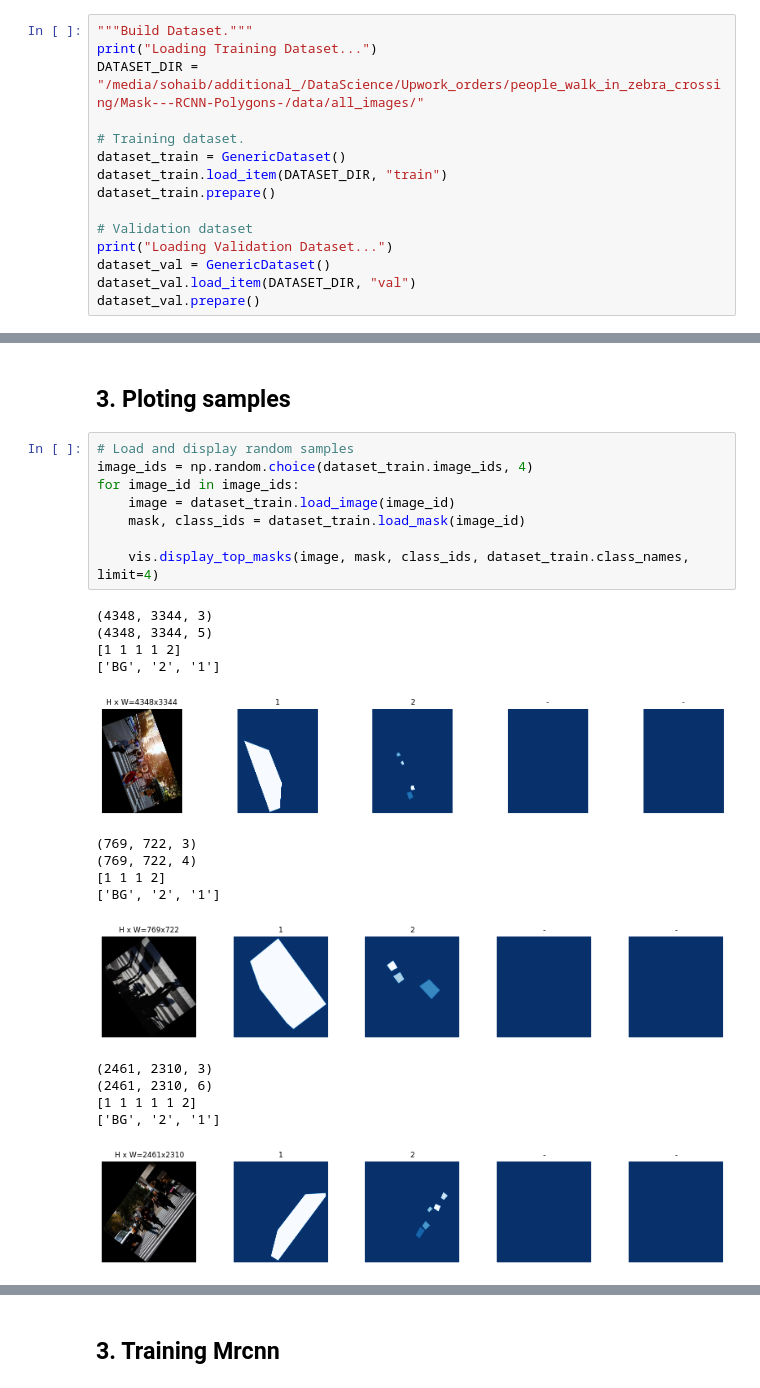
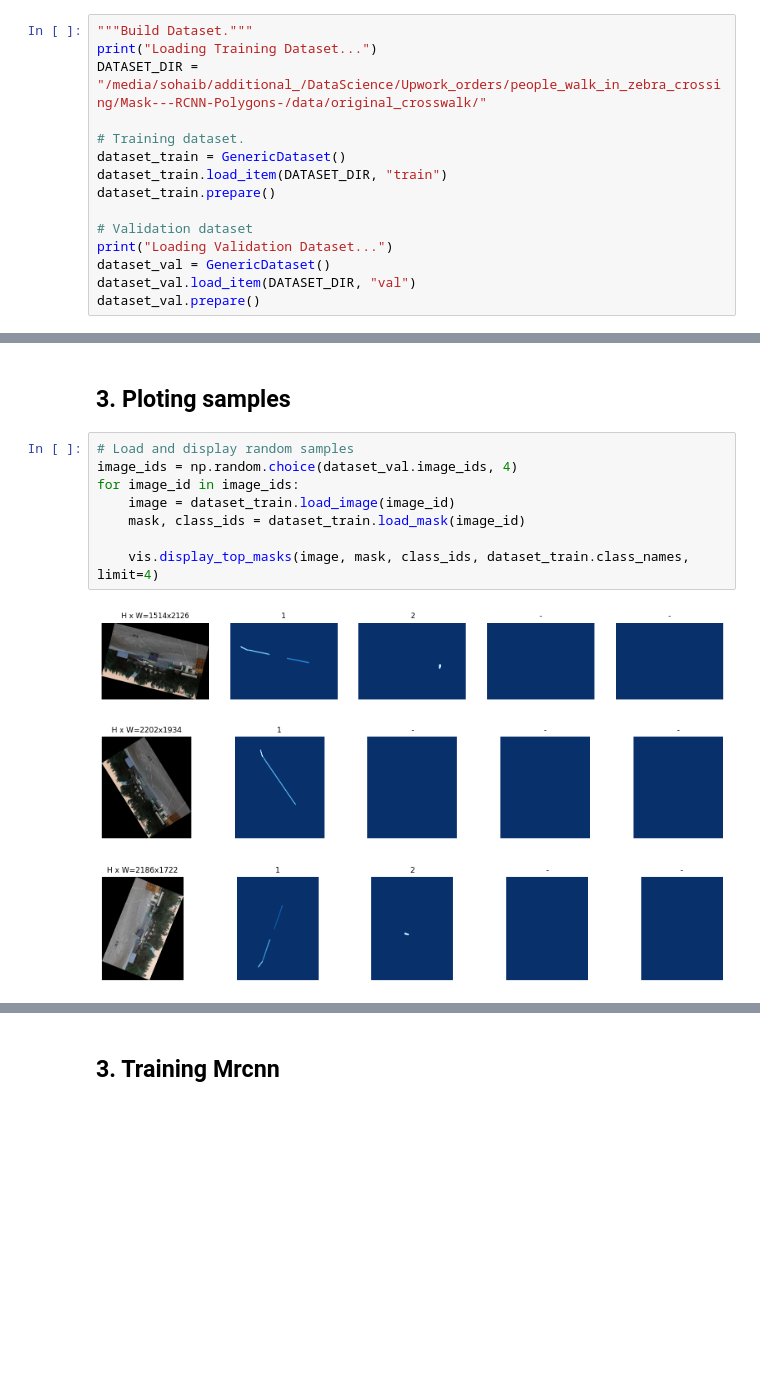
Before and after one commit to SohaibAnwaar/Mask---RCNN-Polygons-, a Jupyter notebook: 3_train/Train.ipynb, the cells around one changed output, grey strips where cells are left out. Drawn from its saved outputs; the diff is of its cells as text; blank space fills up the shorter version.

```diff
--- a/3_train/Train.ipynb
+++ b/3_train/Train.ipynb
@@ -139,7 +139,7 @@ Device mapping:
 # %%
 """Build Dataset."""
 print("Loading Training Dataset...")
-DATASET_DIR = "/media/sohaib/additional_/DataScience/Upwork_orders/people_walk_in_zebra_crossing/Mask---RCNN-Polygons-/data/all_images/"
+DATASET_DIR = "/media/sohaib/additional_/DataScience/Upwork_orders/people_walk_in_zebra_crossing/Mask---RCNN-Polygons-/data/original_crosswalk/"
 
 # Training dataset.
 dataset_train = GenericDataset()
@@ -161,25 +161,13 @@ Loading Validation Dataset...
 ## 3. Ploting samples
 # %%
 # Load and display random samples
-image_ids = np.random.choice(dataset_train.image_ids, 4)
+image_ids = np.random.choice(dataset_val.image_ids, 4)
 for image_id in image_ids:
     image = dataset_train.load_image(image_id)
     mask, class_ids = dataset_train.load_mask(image_id)
 
     vis.display_top_masks(image, mask, class_ids, dataset_train.class_names, limit=4)
 # %% [output]
-(4348, 3344, 3)
-(4348, 3344, 5)
-[1 1 1 1 2]
-['BG', '2', '1']
-[figure, old version]
+[figure, new version]
-(769, 722, 3)
-(769, 722, 4)
-[1 1 1 2]
-['BG', '2', '1']
-[figure, old version]
+[figure, new version]
-(2461, 2310, 3)
-(2461, 2310, 6)
-[1 1 1 1 1 2]
-['BG', '2', '1']
-[figure, old version]
+[figure, new version]
```
Also changed, not shown: parts of 5 cells of this notebook, 14 other files.
